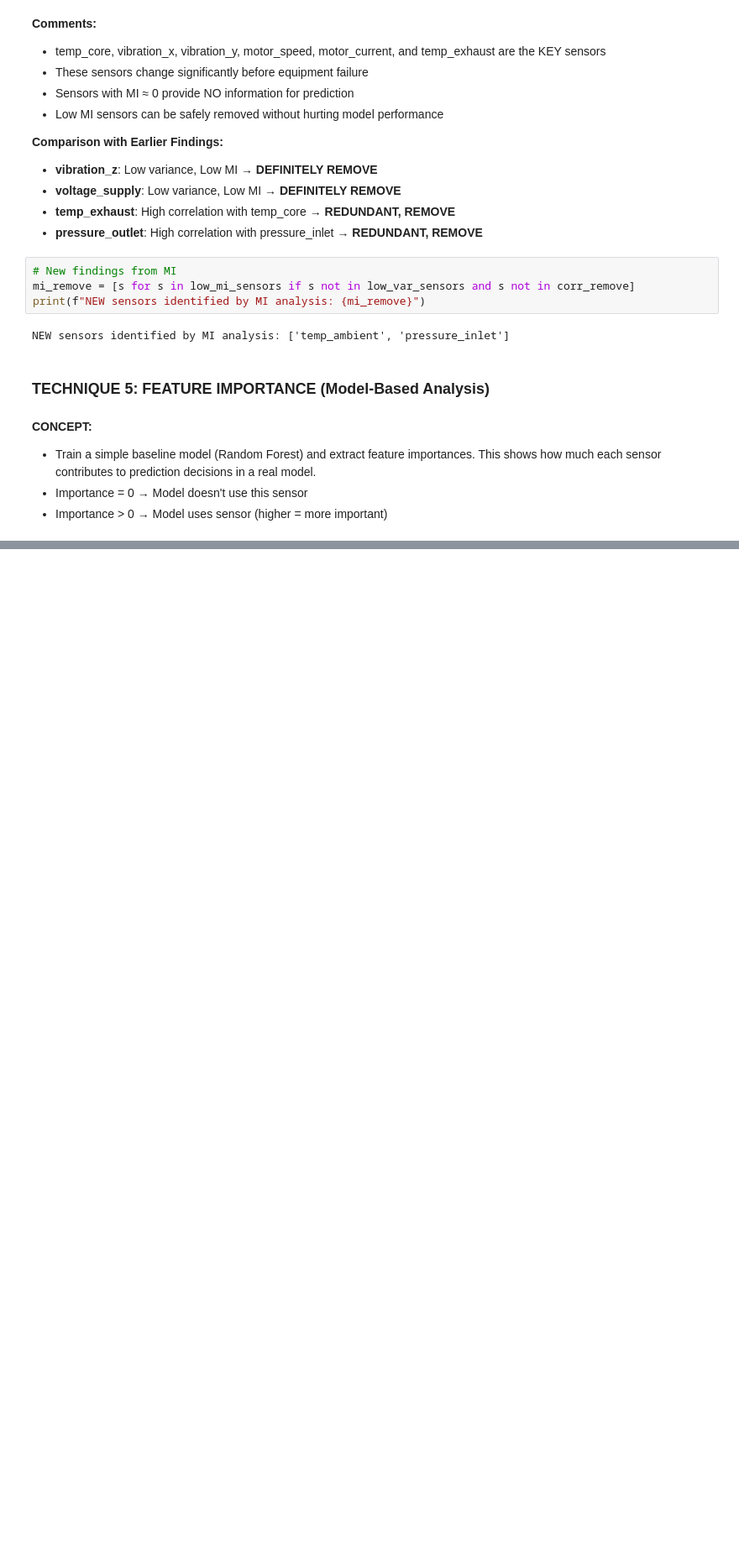
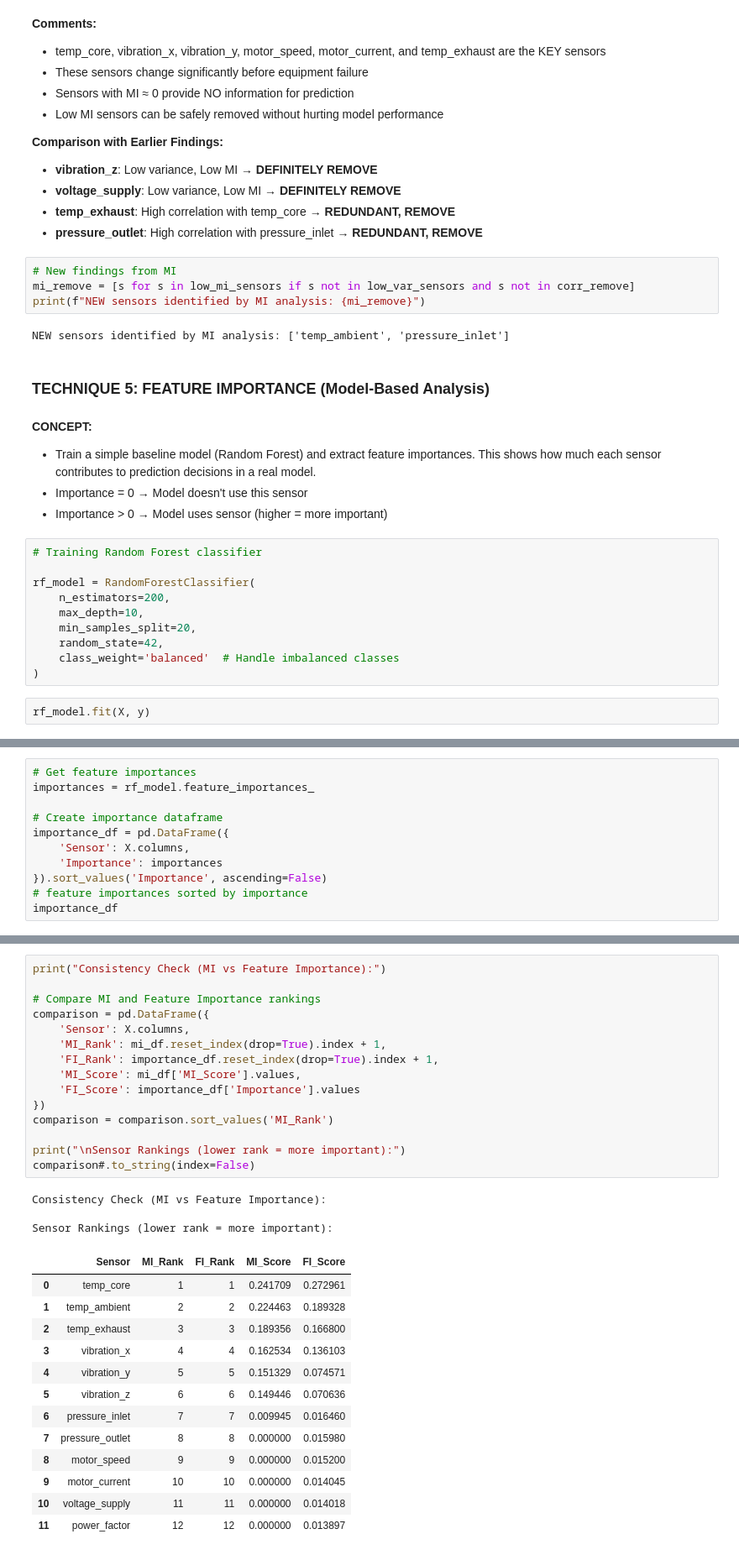
Before and after one commit to rakeshkr-code/EDA_Practice_ForInterviewPrepa, a Jupyter notebook: SensorRelavance/sensor_data_analysis.ipynb, the cells around one changed output, grey strips where cells are left out. Shown at 84% size. Drawn from its saved outputs; the diff is of its cells as text; blank space fills up the shorter version.

```diff
--- a/SensorRelavance/sensor_data_analysis.ipynb
+++ b/SensorRelavance/sensor_data_analysis.ipynb
@@ -633,3 +632,15 @@ NEW sensors identified by MI analysis: ['temp_ambient', 'pressure_inlet']
 - Train a simple baseline model (Random Forest) and extract feature importances. This shows how much each sensor contributes to prediction decisions in a real model.
 - Importance = 0  → Model doesn't use this sensor
 - Importance > 0  → Model uses sensor (higher = more important)
+# %%
+# Training Random Forest classifier
+
+rf_model = RandomForestClassifier(
+    n_estimators=200,
+    max_depth=10,
+    min_samples_split=20,
+    random_state=42,
+    class_weight='balanced'  # Handle imbalanced classes
+)
+# %%
+rf_model.fit(X, y)
@@ -635,0 +650,11 @@ NEW sensors identified by MI analysis: ['temp_ambient', 'pressure_inlet']
+# %%
+# Get feature importances
+importances = rf_model.feature_importances_
+
+# Create importance dataframe
+importance_df = pd.DataFrame({
+    'Sensor': X.columns,
+    'Importance': importances
+}).sort_values('Importance', ascending=False)
+# feature importances sorted by importance
+importance_df
@@ -635,0 +770,32 @@ NEW sensors identified by MI analysis: ['temp_ambient', 'pressure_inlet']
+# %%
+print("Consistency Check (MI vs Feature Importance):")
+
+# Compare MI and Feature Importance rankings
+comparison = pd.DataFrame({
+    'Sensor': X.columns,
+    'MI_Rank': mi_df.reset_index(drop=True).index + 1,
+    'FI_Rank': importance_df.reset_index(drop=True).index + 1,
+    'MI_Score': mi_df['MI_Score'].values,
+    'FI_Score': importance_df['Importance'].values
+})
+comparison = comparison.sort_values('MI_Rank')
+
+print("\nSensor Rankings (lower rank = more important):")
+comparison#.to_string(index=False)
+# %% [output]
+Consistency Check (MI vs Feature Importance):
+
+Sensor Rankings (lower rank = more important):
+|  | Sensor | MI_Rank | FI_Rank | MI_Score | FI_Score |
+| 0 | temp_core | 1 | 1 | 0.241709 | 0.272961 |
+| 1 | temp_ambient | 2 | 2 | 0.224463 | 0.189328 |
+| 2 | temp_exhaust | 3 | 3 | 0.189356 | 0.166800 |
+| 3 | vibration_x | 4 | 4 | 0.162534 | 0.136103 |
+| 4 | vibration_y | 5 | 5 | 0.151329 | 0.074571 |
+| 5 | vibration_z | 6 | 6 | 0.149446 | 0.070636 |
+| 6 | pressure_inlet | 7 | 7 | 0.009945 | 0.016460 |
+| 7 | pressure_outlet | 8 | 8 | 0.000000 | 0.015980 |
+| 8 | motor_speed | 9 | 9 | 0.000000 | 0.015200 |
+| 9 | motor_current | 10 | 10 | 0.000000 | 0.014045 |
+| 10 | voltage_supply | 11 | 11 | 0.000000 | 0.014018 |
+| 11 | power_factor | 12 | 12 | 0.000000 | 0.013897 |
```
Also changed, not shown: parts of 9 cells of this notebook.
